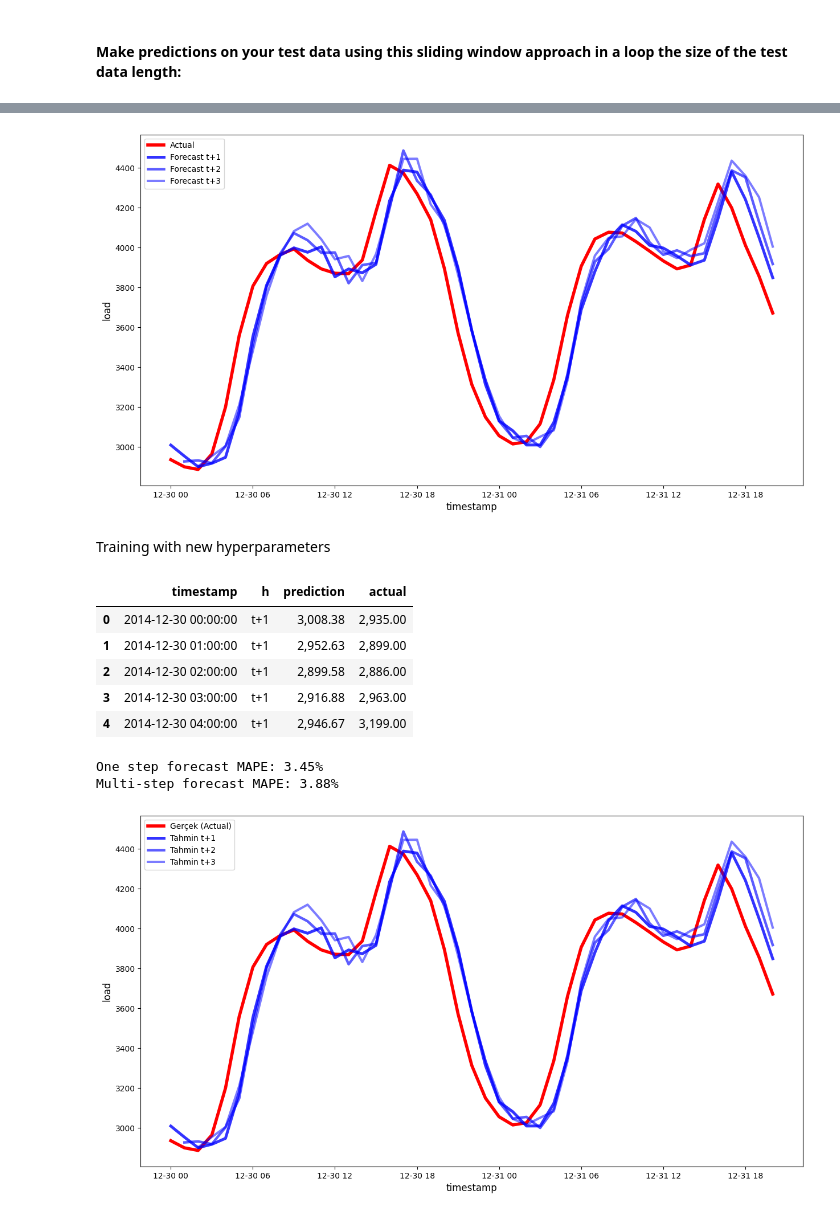
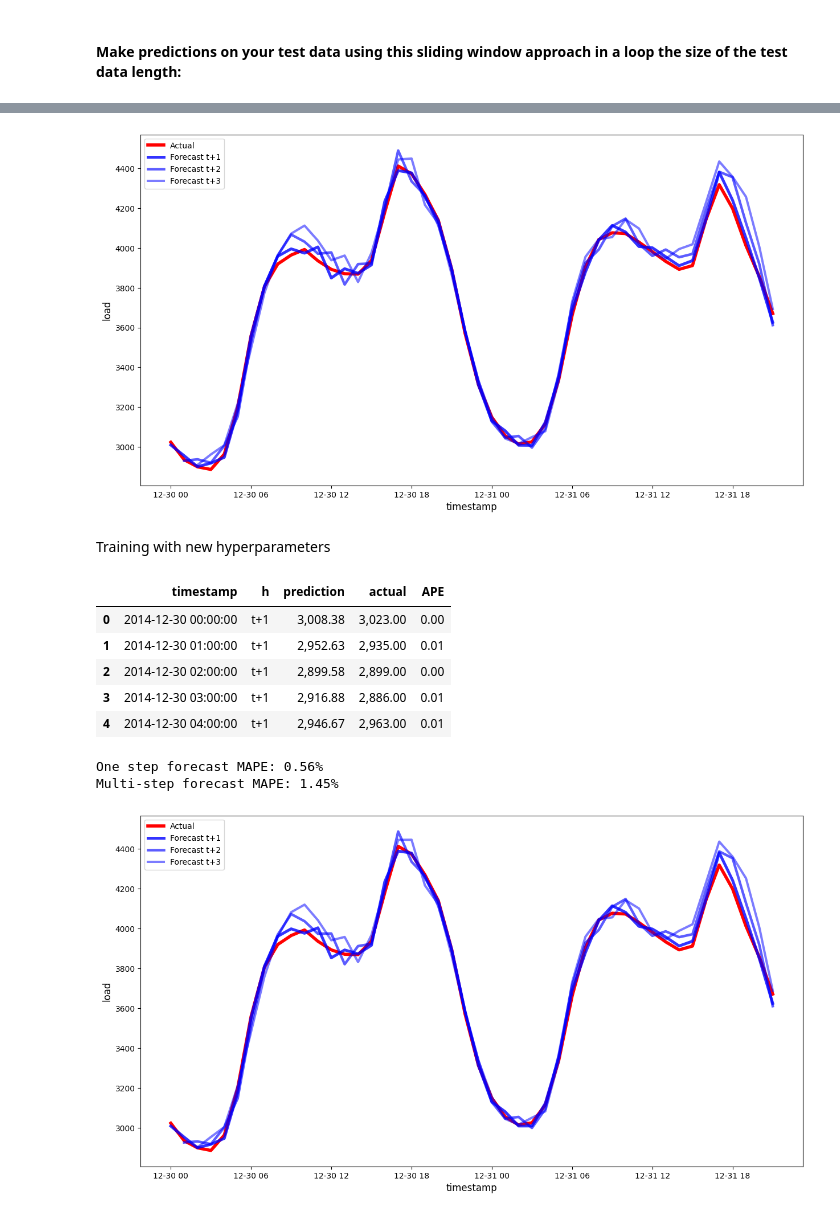
Before and after one commit to MuratS4hin/Timse-Series-Analysis, a Jupyter notebook: 1_Arima/arima.ipynb, the cells around one changed output, grey strips where cells are left out. Drawn from its saved outputs; the diff is of its cells as text; code cells hidden in the pictures.

```diff
--- a/1_Arima/arima.ipynb
+++ b/1_Arima/arima.ipynb
@@ -161,8 +161,8 @@ prediction_horizon = 3
 test_shifted = test.copy()
 test_shifted.index = pd.to_datetime(test_shifted.index)
 
-for t in range(1, prediction_horizon+1):
-    test_shifted['load+'+str(t)] = test_shifted['load'].shift(-t, freq='H')
+for t in range(1, prediction_horizon):
+    test_shifted['load+'+str(t)] = test_shifted['load'].shift(-t)
 
 test_shifted = test_shifted.dropna(how='any')
 test_shifted.head(5)
@@ -250,10 +248,8 @@ else:
     for t in range(1, prediction_horizon+1):
         plot_df['t+'+str(t)] = eval_df[(eval_df.h=='t+'+str(t))]['prediction'].values
 
-    fig = plt.figure(figsize=(15, 8))
-    ax = fig.add_subplot(111)
+    fig, ax = plt.subplots(figsize=(15, 8))
     ax.plot(plot_df['timestamp'], plot_df['actual'], color='red', linewidth=4.0, label='Actual')
-
     for t in range(1, prediction_horizon+1):
         x = plot_df['timestamp'][(t-1):]
         y = plot_df['t+'+str(t)][0:len(x)]
@@ -265,21 +261,17 @@ plt.xlabel('timestamp', fontsize=12)
 plt.ylabel('load', fontsize=12)
 plt.show()
 # %% [output]
-[figure, old version]
+[figure, new version]
 # %% [markdown]
 Training with new hyperparameters
 # %%
 %%time
-training_window = 1440 # dedicate 30 days (720 hours) for training
-
+training_window = 1440 # dedicate 60 days (1440 hours) for training
 train_ts = train['load']
 test_ts = test_shifted
-
 history = [x for x in train_ts]
 history = history[(-training_window):]
-
 predictions = list()
-
 order = (2, 1, 0)
 seasonal_order = (1, 1, 0, 24)
 
@@ -293,15 +285,16 @@ for t in range(test_ts.shape[0]):
     history.append(obs[0])
     history.pop(0)
 
-
 eval_df = pd.DataFrame(predictions, columns=['t+'+str(t) for t in range(1, prediction_horizon+1)])
 eval_df['timestamp'] = test_ts.index
 eval_df = pd.melt(eval_df, id_vars='timestamp', value_name='prediction', var_name='h')
-# Get actual values for each horizon from test_shifted
-actual_matrix = test_shifted.values[:, 1:prediction_horizon+1]
+
+actual_matrix = test_shifted.iloc[:, :prediction_horizon].values
 actuals = np.transpose(actual_matrix).ravel()
+
 eval_df['actual'] = actuals
-eval_df[['prediction', 'actual']] = scaler.inverse_transform(eval_df[['prediction', 'actual']])
+eval_df['prediction'] = scaler.inverse_transform(eval_df[['prediction']]).ravel()
+eval_df['actual'] = scaler.inverse_transform(eval_df[['actual']]).ravel()
 
 if(prediction_horizon > 1):
     eval_df['APE'] = (eval_df['prediction'] - eval_df['actual']).abs() / eval_df['actual']
@@ -309,56 +302,45 @@ if(prediction_horizon > 1):
 
 one_step_df = eval_df[eval_df['h'] == 't+1']
 mape = ((one_step_df['prediction'] - one_step_df['actual']).abs() / one_step_df['actual']).mean() * 100
-
 multi_step_df = eval_df[eval_df['h'] != 't+1']
 multi_step_mape = multi_step_df['APE'].mean() * 100
 # %%
-eval_df = pd.DataFrame(predictions, columns=['t+'+str(t) for t in range(1, prediction_horizon+1)])
-eval_df['timestamp'] = test_ts.index
-eval_df = pd.melt(eval_df, id_vars='timestamp', value_name='prediction', var_name='h')
-actual_matrix = test_shifted.values[:, 1:prediction_horizon+1]
-actuals = np.transpose(actual_matrix).ravel()
-eval_df['actual'] = actuals
-eval_df[['prediction', 'actual']] = scaler.inverse_transform(eval_df[['prediction', 'actual']])
+# Already computed in the previous cell; keeping this as a compact inspection cell
 eval_df.head()
 # %% [output]
-|  | timestamp | h | prediction | actual |
-| 0 | 2014-12-30 00:00:00 | t+1 | 3,008.38 | 2,935.00 |
-| 1 | 2014-12-30 01:00:00 | t+1 | 2,952.63 | 2,899.00 |
-| 2 | 2014-12-30 02:00:00 | t+1 | 2,899.58 | 2,886.00 |
-| 3 | 2014-12-30 03:00:00 | t+1 | 2,916.88 | 2,963.00 |
-| 4 | 2014-12-30 04:00:00 | t+1 | 2,946.67 | 3,199.00 |
+|  | timestamp | h | prediction | actual | APE |
+| 0 | 2014-12-30 00:00:00 | t+1 | 3,008.38 | 3,023.00 | 0.00 |
+| 1 | 2014-12-30 01:00:00 | t+1 | 2,952.63 | 2,935.00 | 0.01 |
+| 2 | 2014-12-30 02:00:00 | t+1 | 2,899.58 | 2,899.00 | 0.00 |
+| 3 | 2014-12-30 03:00:00 | t+1 | 2,916.88 | 2,886.00 | 0.01 |
+| 4 | 2014-12-30 04:00:00 | t+1 | 2,946.67 | 2,963.00 | 0.01 |
 # %%
 print('One step forecast MAPE: {:.2f}%'.format(mape))
 print('Multi-step forecast MAPE: {:.2f}%'.format(multi_step_mape))
 
 if(prediction_horizon == 1):
     ## Plotting single step forecast
     eval_df.plot(x='timestamp', y=['actual', 'prediction'], style=['r', 'b'], figsize=(15, 8))
 
 else:
     ## Plotting multi step forecast
     plot_df = eval_df[(eval_df.h=='t+1')][['timestamp', 'actual']]
     for t in range(1, prediction_horizon+1):
         plot_df['t+'+str(t)] = eval_df[(eval_df.h=='t+'+str(t))]['prediction'].values
 
-    # fig ve ax (katman) TANIMLAMASINI EN BAŞA ALIYORUZ
     fig, ax = plt.subplots(figsize=(15, 8))
-
-    # Kırmızı çizgiyi bu katmana çiziyoruz
-    ax.plot(plot_df['timestamp'], plot_df['actual'], color='red', linewidth=4.0, label='Gerçek (Actual)')
-
-    # Mavi çizgileri aynı katmana çizmeye devam ediyoruz
+    ax.plot(plot_df['timestamp'], plot_df['actual'], color='red', linewidth=4.0, label='Actual')
     for t in range(1, prediction_horizon+1):
         x = plot_df['timestamp'][(t-1):]
         y = plot_df['t+'+str(t)][0:len(x)]
-        ax.plot(x, y, color='blue', linewidth=4*math.pow(.9,t), alpha=math.pow(0.8,t), label=f'Tahmin t+{t}')
+        ax.plot(x, y, color='blue', linewidth=4*math.pow(.9,t), alpha=math.pow(0.8,t), label=f'Forecast t+{t}')
 
     ax.legend(loc='best')
+
 plt.xlabel('timestamp', fontsize=12)
 plt.ylabel('load', fontsize=12)
 plt.show()
 # %% [output]
-One step forecast MAPE: 3.45%
-Multi-step forecast MAPE: 3.88%
+One step forecast MAPE: 0.56%
+Multi-step forecast MAPE: 1.45%
-[figure, old version]
+[figure, new version]
```
Also changed, not shown: parts of 10 cells of this notebook.
